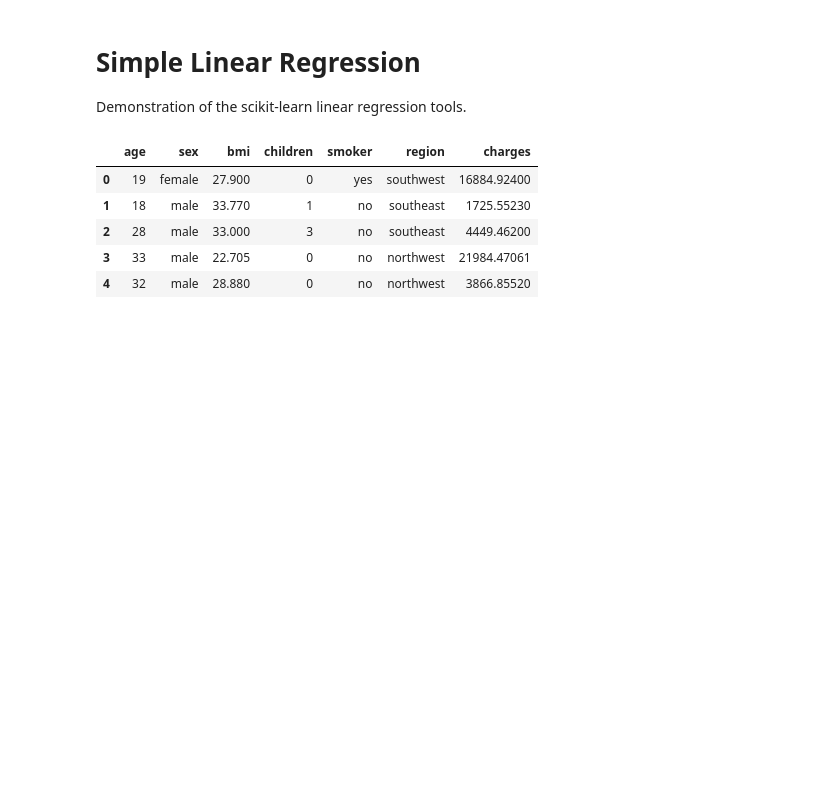
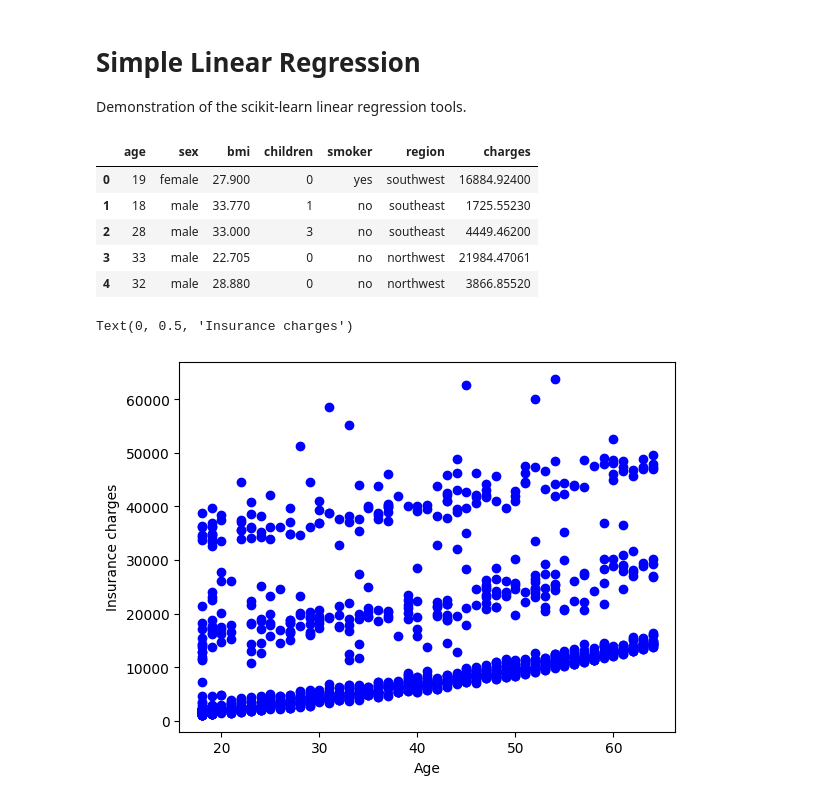
Before and after one commit to a-rosillo/insurance_regression, a Jupyter notebook: insurance_regression.ipynb, the cells around one changed output. Drawn from its saved outputs; the diff is of its cells as text; code cells hidden in the pictures; blank space fills up the shorter version.

Commit message:
Created scatter plot

```diff
--- a/insurance_regression.ipynb
+++ b/insurance_regression.ipynb
@@ -19,3 +19,15 @@ data.head()
 | 2 | 28 | male | 33.000 | 3 | no | southeast | 4449.46200 |
 | 3 | 33 | male | 22.705 | 0 | no | northwest | 21984.47061 |
 | 4 | 32 | male | 28.880 | 0 | no | northwest | 3866.85520 |
+# %%
+# Select data for plotting
+age = data.iloc[:,0].values
+charges = data.iloc[:,-1].values
+
+# Plot data
+plt.scatter(age,charges,color = 'b')
+plt.xlabel('Age')
+plt.ylabel('Insurance charges')
+# %% [output]
+Text(0, 0.5, 'Insurance charges')
+[figure, added]
```
